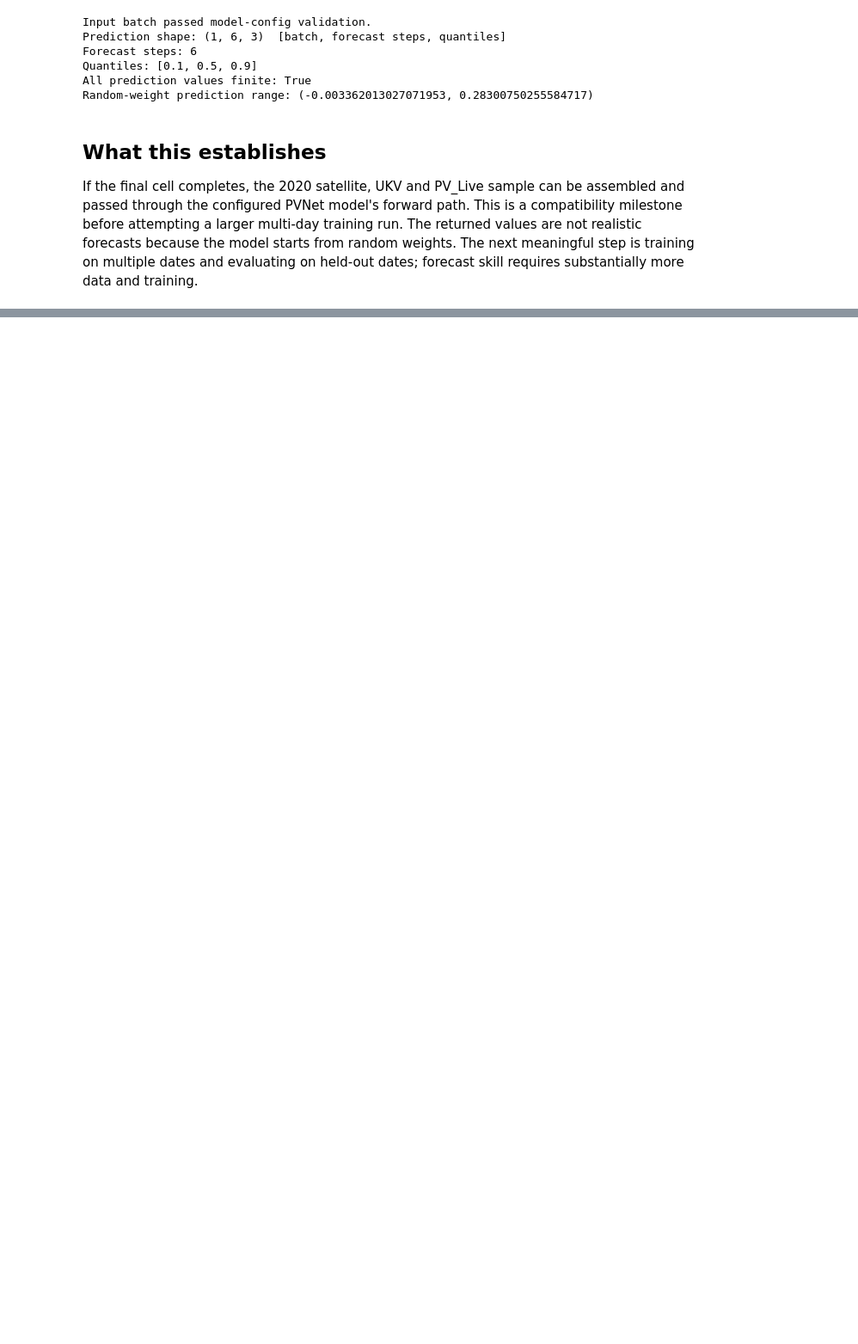
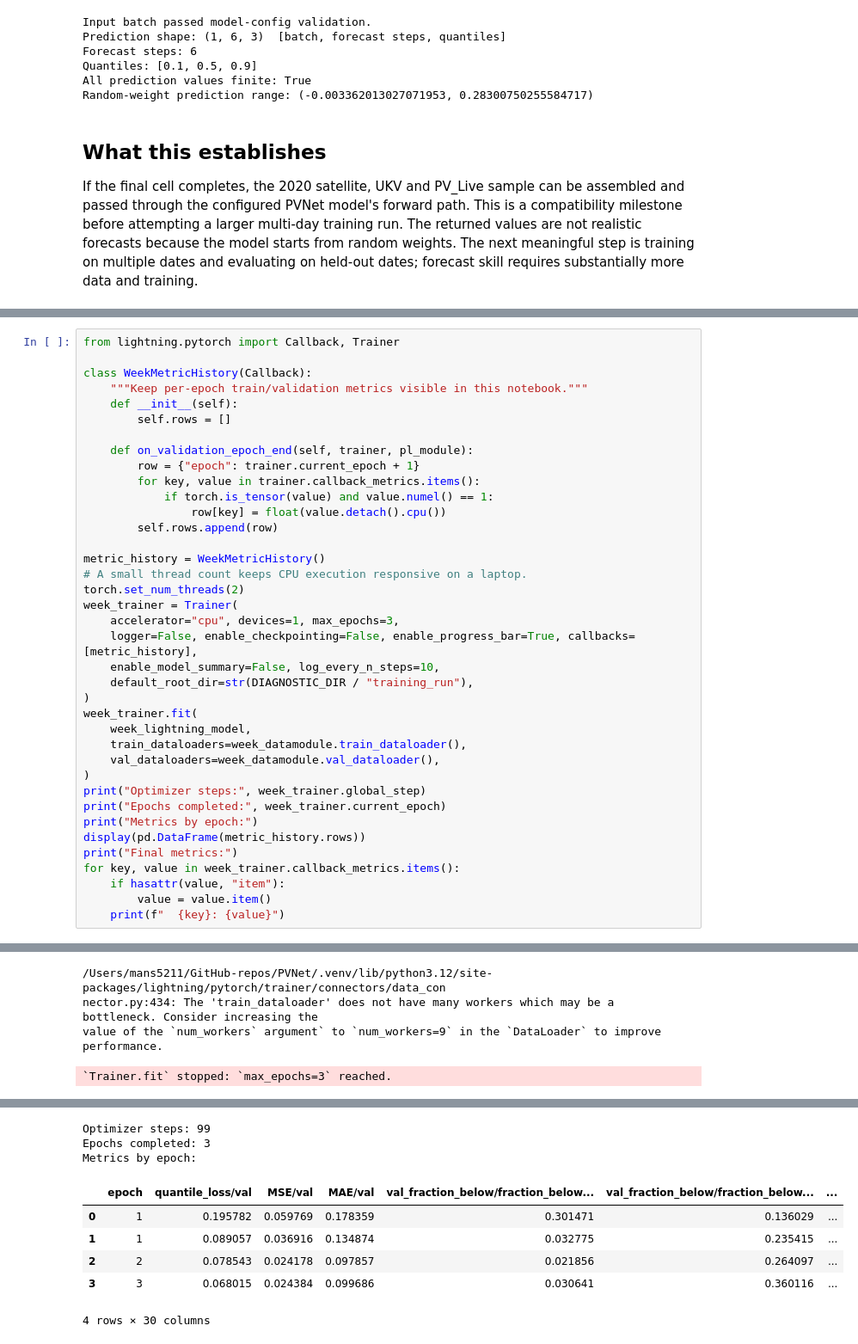
Before and after one commit to lukemccarvill/pvnet, a Jupyter notebook: Luke/pvnet_2020_model_smoke_test.ipynb, the cells around one changed output, grey strips where cells are left out. Shown at 86% size. Cells and saved outputs as stored; diff of their text form; blank space fills up the shorter version.

```diff
--- a/Luke/pvnet_2020_model_smoke_test.ipynb
+++ b/Luke/pvnet_2020_model_smoke_test.ipynb
@@ -141,0 +1038,39 @@ If the final cell completes, the 2020 satellite, UKV and PV_Live sample can be a
+# %%
+from lightning.pytorch import Callback, Trainer
+
+class WeekMetricHistory(Callback):
+    """Keep per-epoch train/validation metrics visible in this notebook."""
+    def __init__(self):
+        self.rows = []
+
+    def on_validation_epoch_end(self, trainer, pl_module):
+        row = {"epoch": trainer.current_epoch + 1}
+        for key, value in trainer.callback_metrics.items():
+            if torch.is_tensor(value) and value.numel() == 1:
+                row[key] = float(value.detach().cpu())
+        self.rows.append(row)
+
+metric_history = WeekMetricHistory()
+# A small thread count keeps CPU execution responsive on a laptop.
+torch.set_num_threads(2)
+week_trainer = Trainer(
+    accelerator="cpu", devices=1, max_epochs=3,
+    logger=False, enable_checkpointing=False, enable_progress_bar=True, callbacks=[metric_history],
+    enable_model_summary=False, log_every_n_steps=10,
+    default_root_dir=str(DIAGNOSTIC_DIR / "training_run"),
+)
+week_trainer.fit(
+    week_lightning_model,
+    train_dataloaders=week_datamodule.train_dataloader(),
+    val_dataloaders=week_datamodule.val_dataloader(),
+)
+print("Optimizer steps:", week_trainer.global_step)
+print("Epochs completed:", week_trainer.current_epoch)
+print("Metrics by epoch:")
+display(pd.DataFrame(metric_history.rows))
+print("Final metrics:")
+for key, value in week_trainer.callback_metrics.items():
+    if hasattr(value, "item"):
+        value = value.item()
+    print(f"  {key}: {value}")
+# %% [output]
@@ -141,0 +1091,4 @@ If the final cell completes, the 2020 satellite, UKV and PV_Live sample can be a
+/Users/mans5211/GitHub-repos/PVNet/.venv/lib/python3.12/site-packages/lightning/pytorch/trainer/connectors/data_con
+nector.py:434: The 'train_dataloader' does not have many workers which may be a bottleneck. Consider increasing the
+value of the `num_workers` argument` to `num_workers=9` in the `DataLoader` to improve performance.
+`Trainer.fit` stopped: `max_epochs=3` reached.
@@ -141,0 +1096,9 @@ If the final cell completes, the 2020 satellite, UKV and PV_Live sample can be a
+Optimizer steps: 99
+Epochs completed: 3
+Metrics by epoch:
+|  | epoch | quantile_loss/val | MSE/val | MAE/val | val_fraction_below/fraction_below... | val_fraction_below/fraction_below... | ... |
+| 0 | 1 | 0.195782 | 0.059769 | 0.178359 | 0.301471 | 0.136029 | ... |
+| 1 | 1 | 0.089057 | 0.036916 | 0.134874 | 0.032775 | 0.235415 | ... |
+| 2 | 2 | 0.078543 | 0.024178 | 0.097857 | 0.021856 | 0.264097 | ... |
+| 3 | 3 | 0.068015 | 0.024384 | 0.099686 | 0.030641 | 0.360116 | ... |
+4 rows × 30 columns
```
Also changed, not shown: parts of 16 cells of this notebook, 3 other files.
